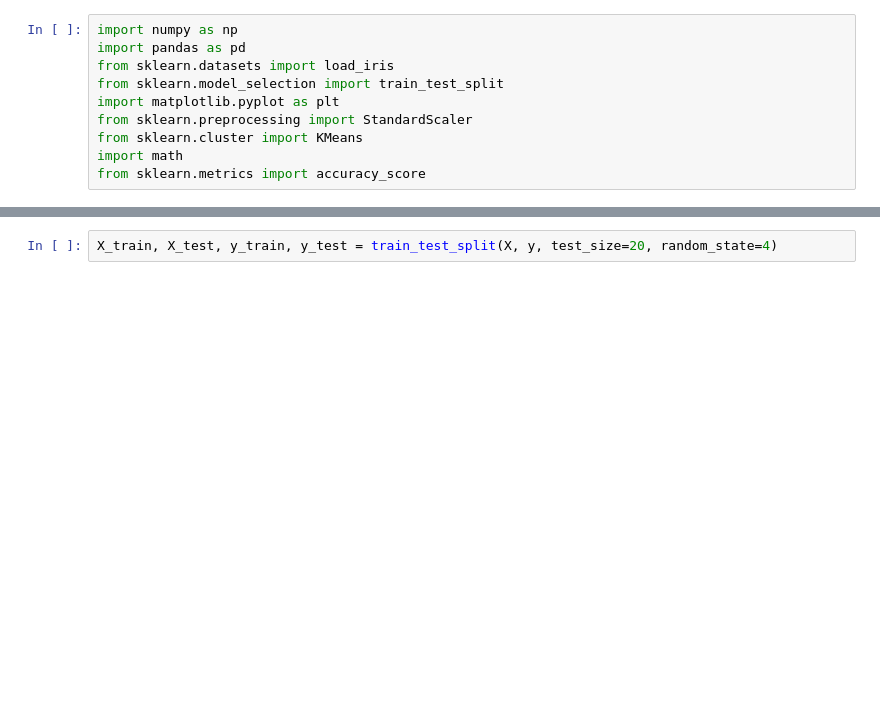
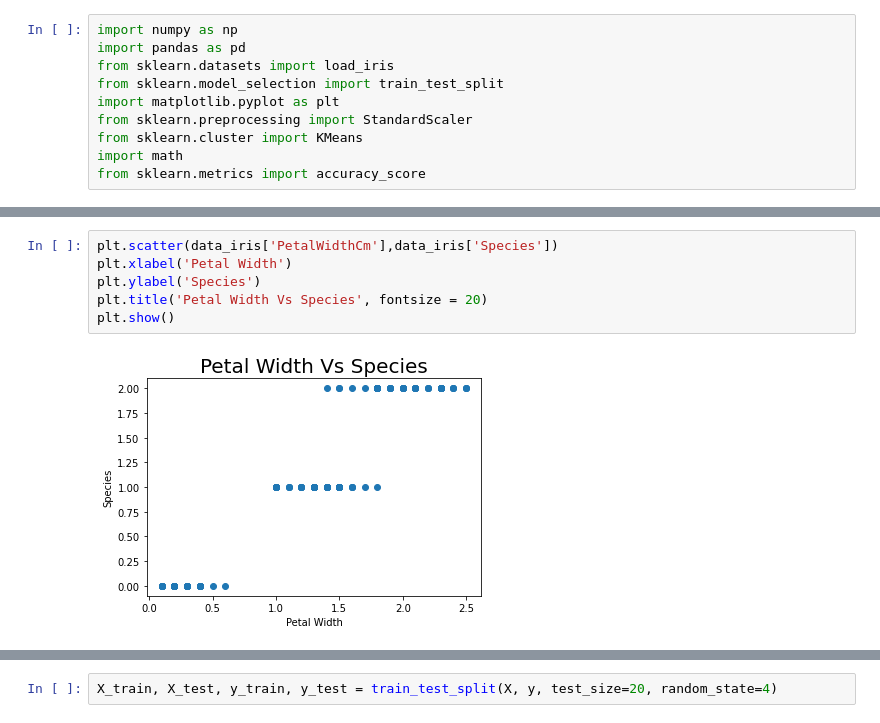
Before and after one commit to sandeepss2020/Neural_Network-DL, a Jupyter notebook: NNDL_LAB7_RBF_BPN.ipynb, the cells around one changed output, grey strips where cells are left out. Saved outputs shown, nothing was run; the diff lists cells and outputs as text; blank space fills up the shorter version.

```diff
--- a/NNDL_LAB7_RBF_BPN.ipynb
+++ b/NNDL_LAB7_RBF_BPN.ipynb
@@ -139,0 +345,8 @@ from sklearn.metrics import accuracy_score
+# %%
+plt.scatter(data_iris['PetalWidthCm'],data_iris['Species'])
+plt.xlabel('Petal Width')
+plt.ylabel('Species')
+plt.title('Petal Width Vs Species', fontsize = 20)
+plt.show()
+# %% [output]
+[figure, added]
```
Also changed, not shown: parts of 80 cells of this notebook.
